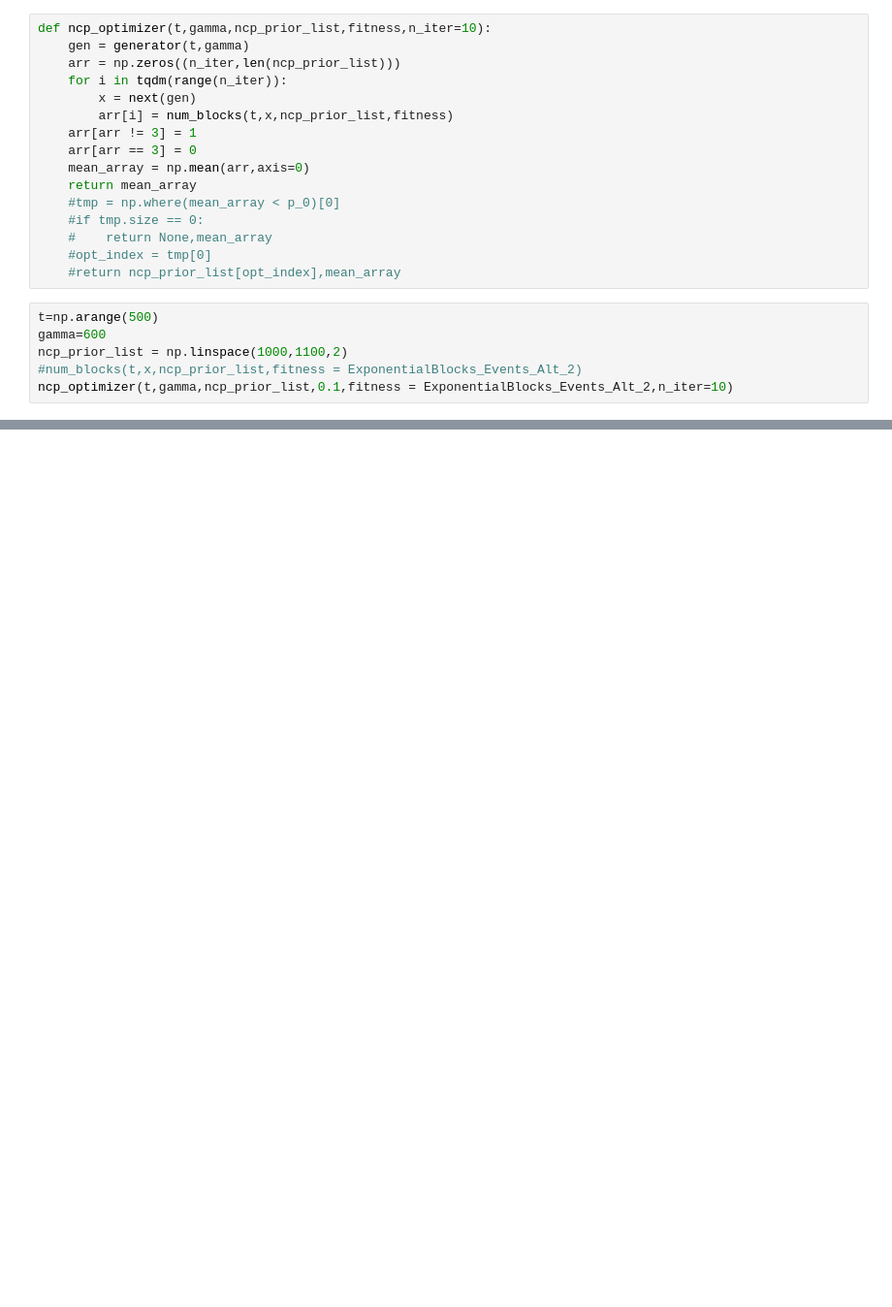
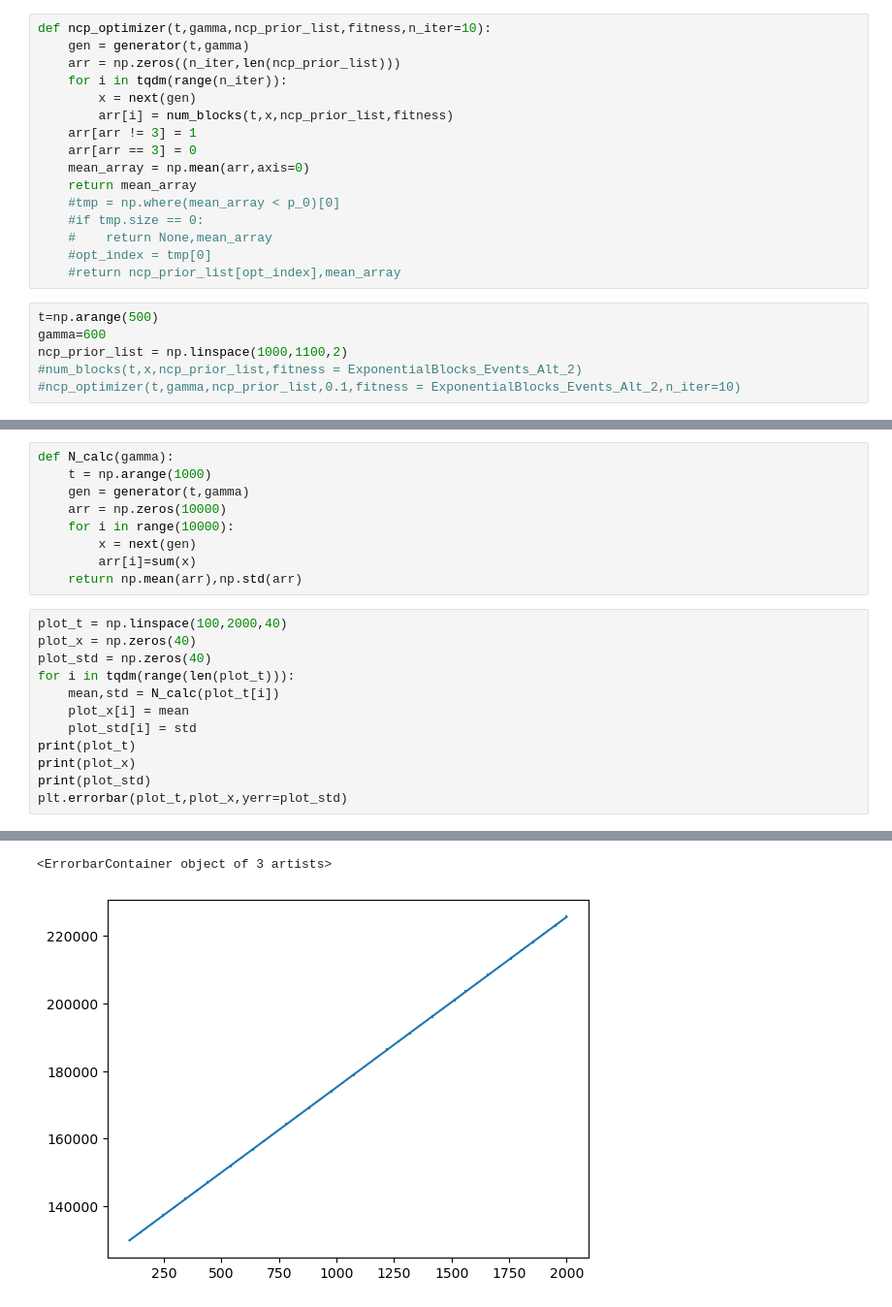
Before and after one commit to ASTRO-EDU/BBexponential, a Jupyter notebook: ncp_prior_optimize.ipynb, the cells around one changed output, grey strips where cells are left out. Shown at 97% size. Drawn from its saved outputs; the diff is of its cells as text; blank space fills up the shorter version.

```diff
--- a/ncp_prior_optimize.ipynb
+++ b/ncp_prior_optimize.ipynb
@@ -60,4 +64,4 @@ t=np.arange(500)
 gamma=600
 ncp_prior_list = np.linspace(1000,1100,2)
 #num_blocks(t,x,ncp_prior_list,fitness = ExponentialBlocks_Events_Alt_2)
-ncp_optimizer(t,gamma,ncp_prior_list,0.1,fitness = ExponentialBlocks_Events_Alt_2,n_iter=10)
+#ncp_optimizer(t,gamma,ncp_prior_list,0.1,fitness = ExponentialBlocks_Events_Alt_2,n_iter=10)
@@ -84,0 +131,22 @@ KeyboardInterrupt:
+# %%
+def N_calc(gamma):
+    t = np.arange(1000)
+    gen = generator(t,gamma)
+    arr = np.zeros(10000)
+    for i in range(10000):
+        x = next(gen)
+        arr[i]=sum(x)
+    return np.mean(arr),np.std(arr)
+# %%
+plot_t = np.linspace(100,2000,40)
+plot_x = np.zeros(40)
+plot_std = np.zeros(40)
+for i in tqdm(range(len(plot_t))):
+    mean,std = N_calc(plot_t[i])
+    plot_x[i] = mean
+    plot_std[i] = std
+print(plot_t)
+print(plot_x)
+print(plot_std)
+plt.errorbar(plot_t,plot_x,yerr=plot_std)
+# %% [output]
@@ -84,0 +170,2 @@ KeyboardInterrupt:
+<ErrorbarContainer object of 3 artists>
+[figure, added]
```
Also changed, not shown: parts of 11 cells of this notebook, 4 other files.
